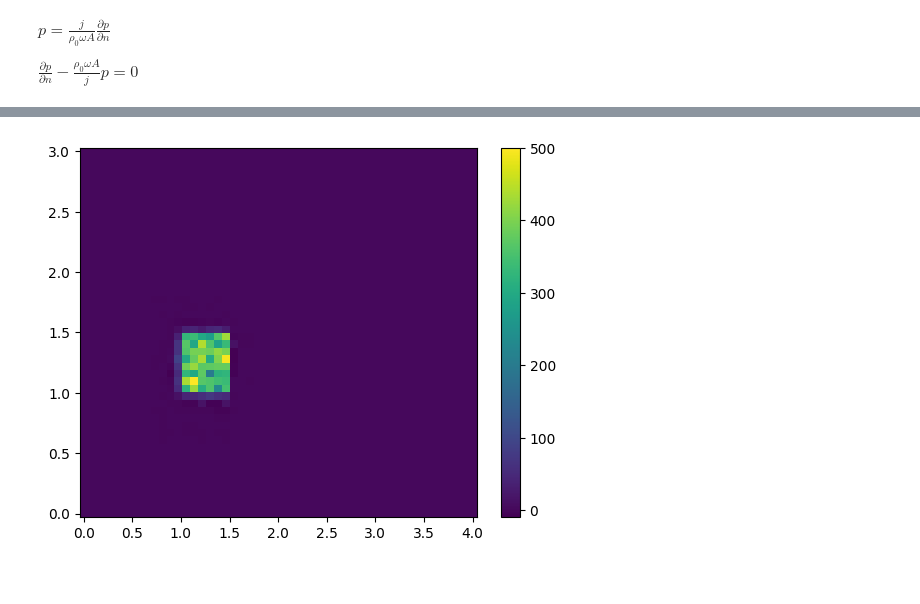
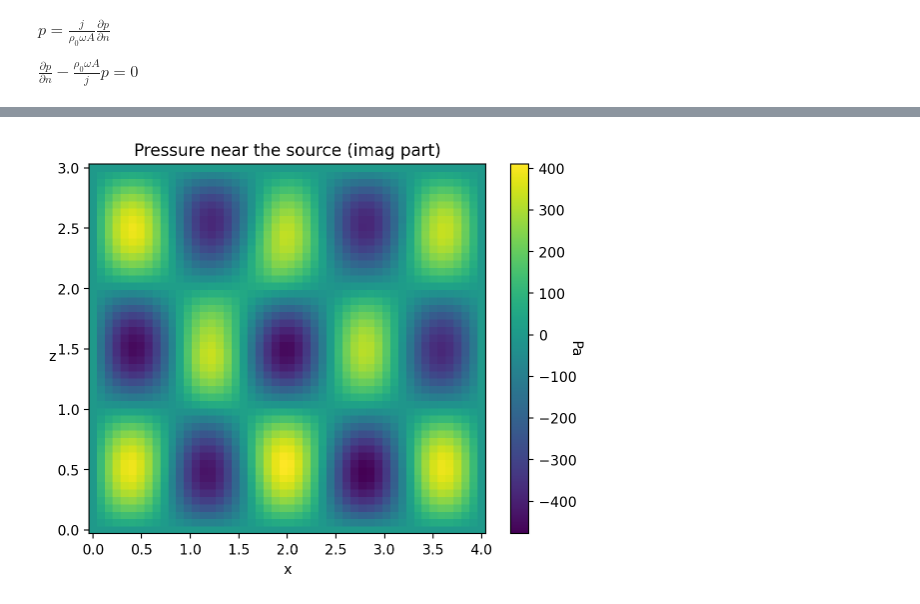
Before and after one commit to boorlakov/pyquasar, a Jupyter notebook: examples/acoustics.ipynb, the cells around one changed output, grey strips where cells are left out. Drawn from its saved outputs; the diff is of its cells as text; code cells hidden in the pictures.

```diff
--- a/examples/acoustics.ipynb
+++ b/examples/acoustics.ipynb
@@ -88,4 +97,2 @@ problem.assembly(materials, dtype=np.complex128)
 # %%
 problem.add_skeleton_projection(u, ["neumann"], dtype=np.complex128)
-# %%
-problem._matrix =
@@ -144,8 +187,10 @@ x, z = np.meshgrid(xs, zs)
 x = x.flatten()
 z = z.flatten()
 # %%
-points = np.concatenate([x[:, None], 1.01 * np.ones_like(x)[:, None], z[:, None]], axis=1)
+points = np.concatenate(
+    [x[:, None], 1.01 * np.ones_like(x)[:, None], z[:, None]], axis=1
+)
 # %%
-pts_proj = problem.tabulate(points, batch_size=512)
+pts_proj = problem.tabulate(cp.asarray(points), batch_size=38)
 pts_proj
 # %% [output]
@@ -154,9 +199,13 @@ pts_proj
 # %%
-test_sol = pts_proj @ real_sol
+test_sol = pts_proj @ sol.imag
 # %%
 fig, ax = plt.subplots()
+plt.xlabel("x")
+plt.ylabel("z", rotation=180)
+plt.title("Pressure near the source (imag part)")
 ctr = ax.pcolor(xs, zs, test_sol.reshape(50, 50))
-fig.colorbar(ctr)
+cbar = fig.colorbar(ctr)
+cbar.ax.set_ylabel("Pa", rotation=270)
 plt.show()
 # %% [output]
-[figure, old version]
+[figure, new version]
```
Also changed, not shown: parts of 19 cells of this notebook, 4 other files.
